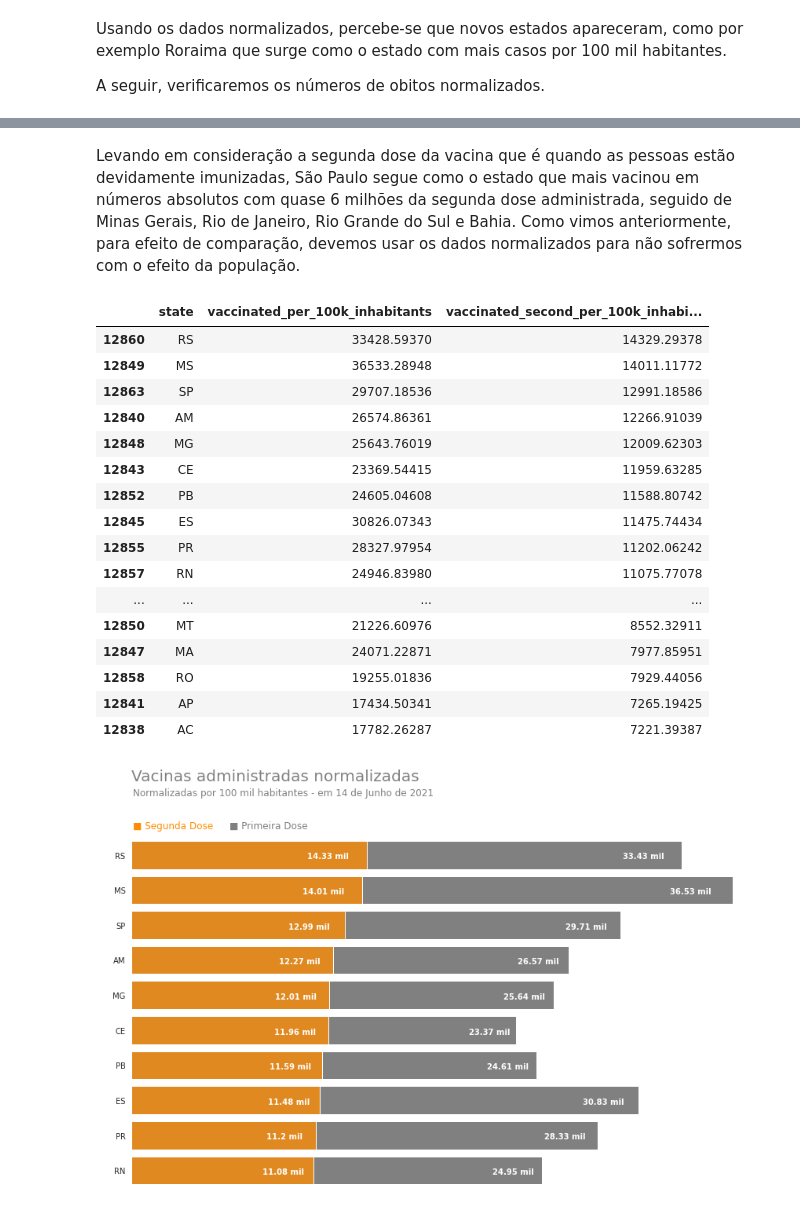
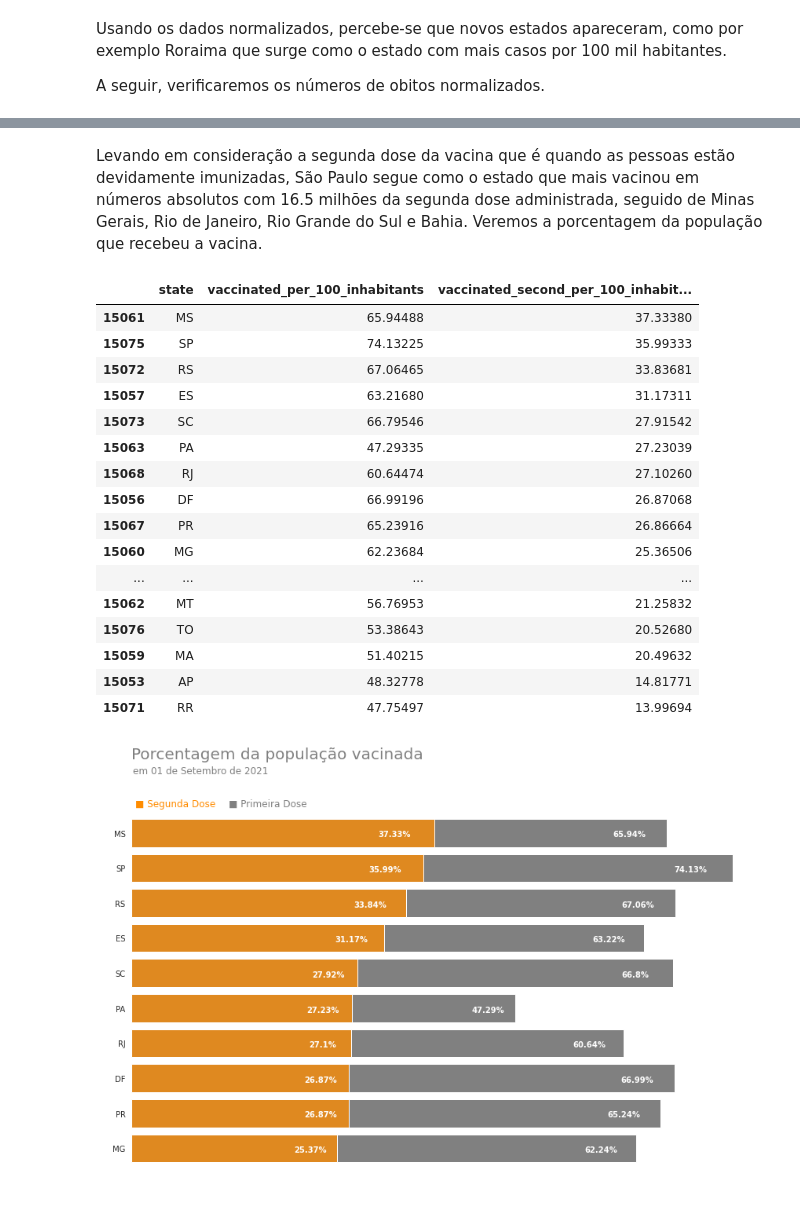
Before and after one commit to roberto-paixao/panorama-covid-mundial, a Jupyter notebook: Panorama_do_COVID_19_no_Brasil_e_no_Mundo.ipynb, the cells around one changed output, grey strips where cells are left out. Drawn from its saved outputs; the diff is of its cells as text; code cells hidden in the pictures.

```diff
--- a/Panorama_do_COVID_19_no_Brasil_e_no_Mundo.ipynb
+++ b/Panorama_do_COVID_19_no_Brasil_e_no_Mundo.ipynb
@@ -1747,19 +1761,19 @@ for p in splot.patches:
     width = round(p.get_width()/1000000, 2)
 
 
-    if width >= 1.6 and width <= 3.6:
-        plt.text(p.get_width()/1.3, p.get_y()+0.55*p.get_height(),
+    if width >= 1.6 and width <= 3.86:
+        plt.text(p.get_width()/1.75 , p.get_y()+0.55*p.get_height(),
                 '{}M'.format(width),
                 ha='center', va='center', color='white', size=10, fontweight='bold')
 
     elif width >= 0.1 and width <= 1.5:
-        plt.text(p.get_width()/1.60, p.get_y()+0.55*p.get_height(),
+        plt.text(p.get_width()/1.93, p.get_y()+0.55*p.get_height(),
                 '{}M'.format(width),
                 ha='center', va='center', color='white', size=10, fontweight='bold')
 
 
     else:
-        plt.text(p.get_width()/1.1, p.get_y()+0.55*p.get_height(),
+        plt.text(p.get_width()/1.260, p.get_y()+0.55*p.get_height(),
                 '{}M'.format(width),
                 ha='center', va='center', color='white', size=10, fontweight='bold')
 
@@ -1767,9 +1781,9 @@ for p in splot.patches:
 
 
 ax.set_title('Total de vacinas administradas\n\n\n', loc='left', size=20, color='grey')
-plt.suptitle('Valores arredondados em milhões- em 14 de Junho de 2021', x=0.265, y=0.940, color='gray', size=12)
+plt.suptitle('Valores arredondados em milhões- em 01 de Setembro de 2021', x=0.285, y=0.940, color='gray', size=12)
 plt.text(x=100, y=-0.75, s="\n■ Segunda Dose", size=12, color='DarkOrange', fontweight='light',)
-plt.text(x=2250000, y=-0.75, s="\n■ Primeira Dose", size=12, color='Grey', fontweight='light',)
+plt.text(x=6000000, y=-0.75, s="\n■ Primeira Dose", size=12, color='Grey', fontweight='light',)
 
 ax.set_xlabel([], color='white')
 ax.set_ylabel([], color='white')
@@ -1783,71 +1797,71 @@ plt.tight_layout()
 # %% [markdown]
-Levando em consideração a segunda dose da vacina que é quando as pessoas estão devidamente imunizadas, São Paulo segue como o estado que mais vacinou em números absolutos com quase 6 milhões da segunda dose administrada, seguido de Minas Gerais, Rio de Janeiro, Rio Grande do Sul e Bahia. Como vimos anteriormente, para efeito de comparação, devemos usar os dados normalizados para não sofrermos com o efeito da população.
+Levando em consideração a segunda dose da vacina que é quando as pessoas estão devidamente imunizadas, São Paulo segue como o estado que mais vacinou em números absolutos com  16.5 milhões da segunda dose administrada, seguido de Minas Gerais, Rio de Janeiro, Rio Grande do Sul e Bahia. Veremos a porcentagem da população que recebeu a vacina.
 # %%
-vacinacao_normalizado = (df_estados.loc[(df_estados["date"] == "2021-06-14") &
+vacinacao_porcentagem = (df_estados.loc[(df_estados["date"] == "2021-09-01") &
                                         (df_estados["vaccinated"].notnull())]
-                         [["state", "vaccinated_per_100k_inhabitants", "vaccinated_second_per_100k_inhabitants"]]
-                         .sort_values(by="vaccinated_second_per_100k_inhabitants", ascending=False))
+                         [["state", "vaccinated_per_100_inhabitants", "vaccinated_second_per_100_inhabitants"]]
+                         .sort_values(by="vaccinated_second_per_100_inhabitants", ascending=False))
 
-vacinacao_normalizado
+vacinacao_porcentagem
 # %% [output]
-|  | state | vaccinated_per_100k_inhabitants | vaccinated_second_per_100k_inhabi... |
-| 12860 | RS | 33428.59370 | 14329.29378 |
-| 12849 | MS | 36533.28948 | 14011.11772 |
-| 12863 | SP | 29707.18536 | 12991.18586 |
-| 12840 | AM | 26574.86361 | 12266.91039 |
-| 12848 | MG | 25643.76019 | 12009.62303 |
-| 12843 | CE | 23369.54415 | 11959.63285 |
-| 12852 | PB | 24605.04608 | 11588.80742 |
-| 12845 | ES | 30826.07343 | 11475.74434 |
-| 12855 | PR | 28327.97954 | 11202.06242 |
-| 12857 | RN | 24946.83980 | 11075.77078 |
+|  | state | vaccinated_per_100_inhabitants | vaccinated_second_per_100_inhabit... |
+| 15061 | MS | 65.94488 | 37.33380 |
+| 15075 | SP | 74.13225 | 35.99333 |
+| 15072 | RS | 67.06465 | 33.83681 |
+| 15057 | ES | 63.21680 | 31.17311 |
+| 15073 | SC | 66.79546 | 27.91542 |
+| 15063 | PA | 47.29335 | 27.23039 |
+| 15068 | RJ | 60.64474 | 27.10260 |
+| 15056 | DF | 66.99196 | 26.87068 |
+| 15067 | PR | 65.23916 | 26.86664 |
+| 15060 | MG | 62.23684 | 25.36506 |
 | ... | ... | ... | ... |
-| 12850 | MT | 21226.60976 | 8552.32911 |
-| 12847 | MA | 24071.22871 | 7977.85951 |
-| 12858 | RO | 19255.01836 | 7929.44056 |
-| 12841 | AP | 17434.50341 | 7265.19425 |
-| 12838 | AC | 17782.26287 | 7221.39387 |
+| 15062 | MT | 56.76953 | 21.25832 |
+| 15076 | TO | 53.38643 | 20.52680 |
+| 15059 | MA | 51.40215 | 20.49632 |
+| 15053 | AP | 48.32778 | 14.81771 |
+| 15071 | RR | 47.75497 | 13.99694 |
 # %%
 # Gráfico do top 10 vacinação normalizados por população
 
 # Configuração do Gráfico
 sns.set_style('white')
 fig, ax = plt.subplots(figsize=(12,8))
 
-sns.barplot(x='vaccinated_per_100k_inhabitants', y='state', data=vacinacao_normalizado[:10], ax=ax, orient='h', color='Grey')
+sns.barplot(x='vaccinated_per_100_inhabitants', y='state', data=vacinacao_porcentagem[:10], ax=ax, orient='h', color='Grey')
 
 # Gerando o gráfico
-splot = sns.barplot(x='vaccinated_second_per_100k_inhabitants', y='state',
-                    data=vacinacao_normalizado[:10], ax=ax, orient='h', color='DarkOrange')
+splot = sns.barplot(x='vaccinated_second_per_100_inhabitants', y='state',
+                    data=vacinacao_porcentagem[:10], ax=ax, orient='h', color='DarkOrange')
 
 for p in splot.patches:
-    width = round(p.get_width()/1000, 2)
+    width = round(p.get_width(), 2)
 
-    if width <= 20:
-        plt.text(p.get_width()/1.2, p.get_y()+0.55*p.get_height(),
-                '{} mil'.format(width),
+    if width <= 38:
+        plt.text(p.get_width()/1.15, p.get_y()+0.55*p.get_height(),
+                '{}%'.format(width),
                 ha='center', va='center', color='white', size=10, fontweight='bold')
 
     else:
         plt.text(p.get_width()/1.075, p.get_y()+0.55*p.get_height(),
-                '{} mil'.format(width),
+                '{}%'.format(width),
                 ha='center', va='center', color='white', size=10, fontweight='bold')
 
 
 
 
-ax.set_title('Vacinas administradas normalizadas\n\n\n', loc='left', size=20, color='grey')
-plt.suptitle('Normalizadas por 100 mil habitantes - em 14 de Junho de 2021', x=0.280, y=0.940, color='gray', size=12)
+ax.set_title('Porcentagem da população vacinada\n\n\n', loc='left', size=20, color='grey')
+plt.suptitle('em 01 de Setembro de 2021', x=0.158, y=0.940, color='gray', size=12)
 
-plt.text(x=100, y=-0.75, s="\n■ Segunda Dose", size=12, color='DarkOrange', fontweight='light')
-plt.text(x=6000, y=-0.75, s="\n■ Primeira Dose", size=12, color='Grey', fontweight='light')
+plt.text(x=0.5, y=-0.75, s="\n■ Segunda Dose", size=12, color='DarkOrange', fontweight='light')
+plt.text(x=12, y=-0.75, s="\n■ Primeira Dose", size=12, color='Grey', fontweight='light')
 
 ax.set_xlabel([], color='white')
 ax.set_ylabel([], color='white')
 ax.set_xticklabels([])
 
 sns.despine(left=True, bottom=True)
 
 plt.tight_layout()
 # %% [output]
-[figure, old version]
+[figure, new version]
```
Also changed, not shown: parts of 123 cells of this notebook.
